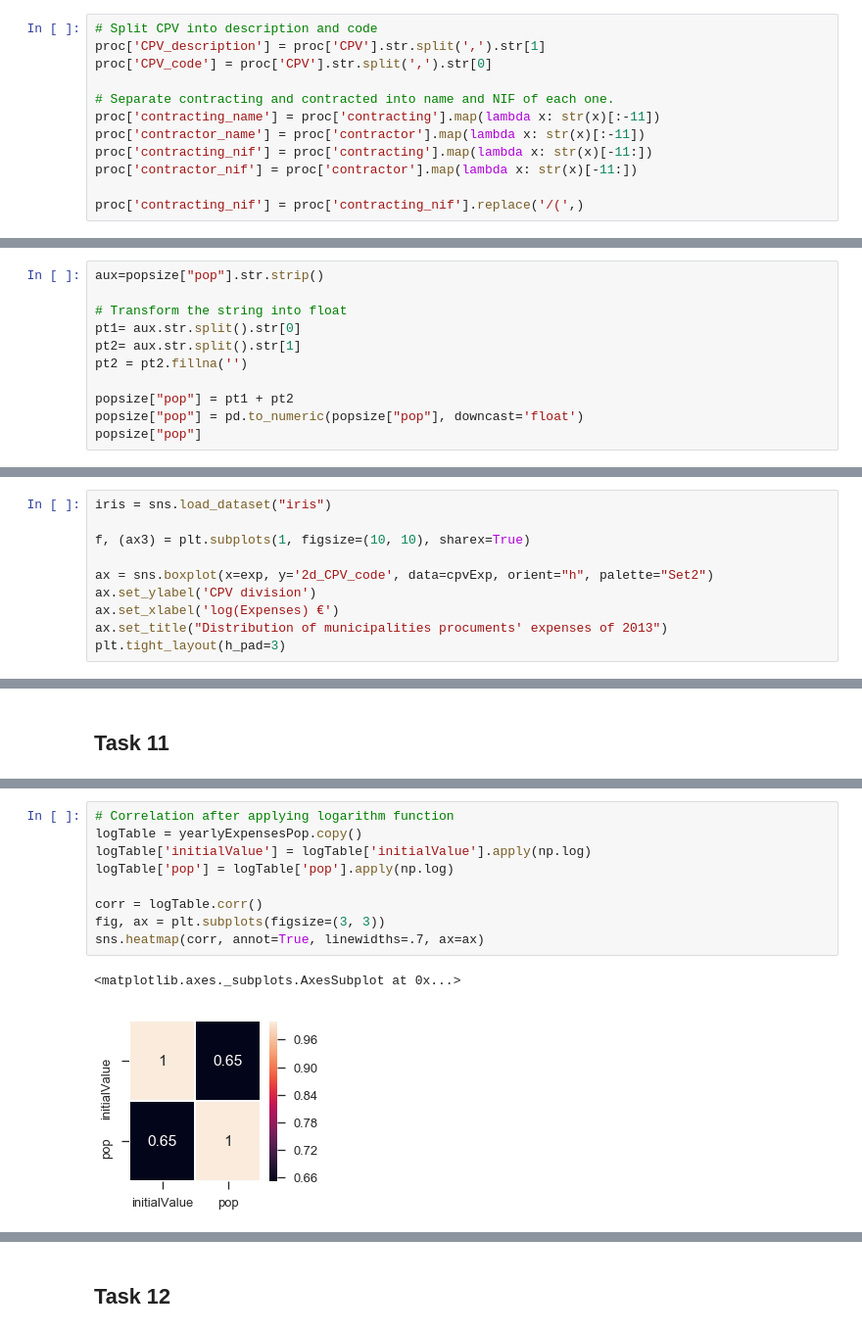
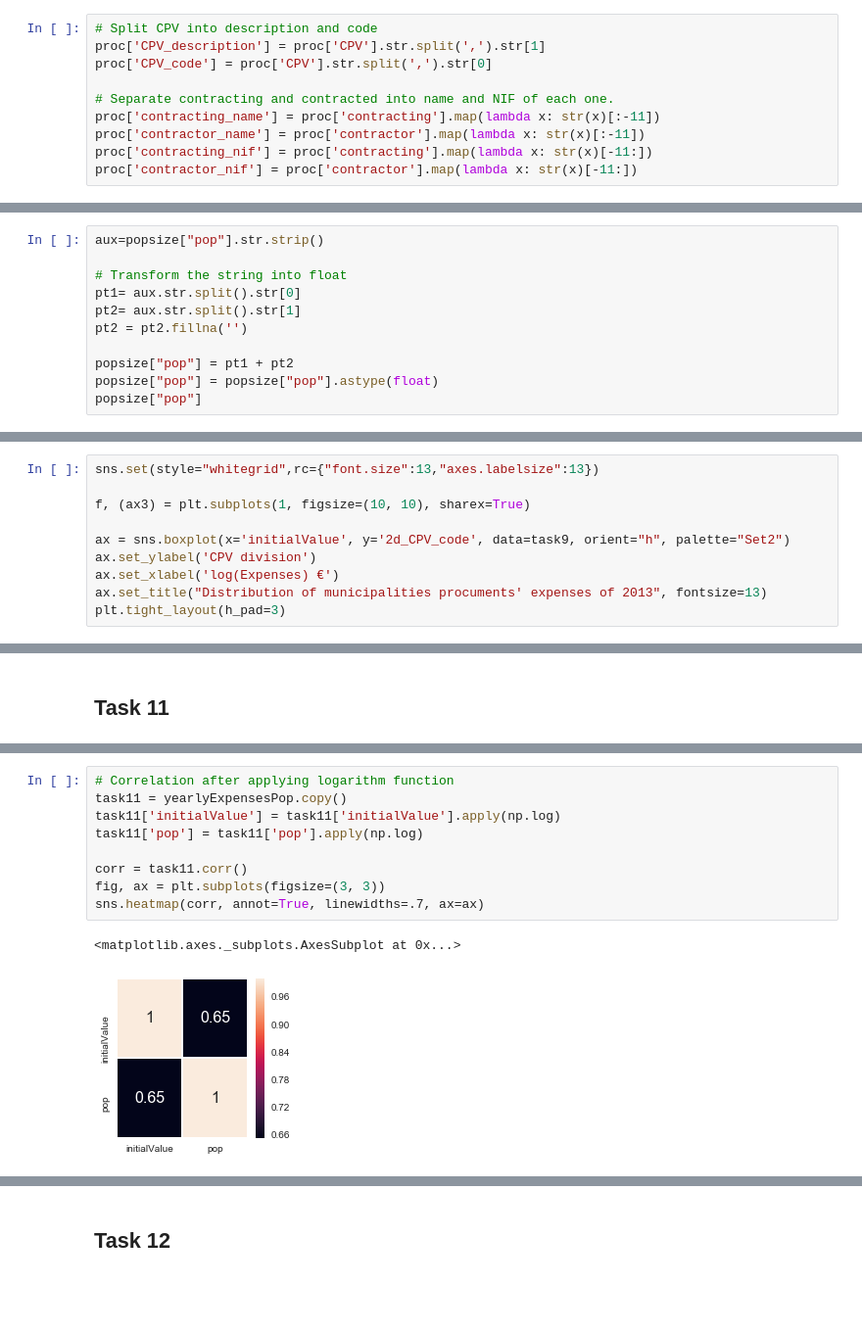
Before and after one commit to RodolfoLSS/Portuguese_Procurements, a Jupyter notebook: H7.20180088.ipynb, the cells around one changed output, grey strips where cells are left out. Shown: that part at 98% size. Saved outputs shown, nothing was run; the diff lists cells and outputs as text; blank space fills up the shorter version.

```diff
--- a/H7.20180088.ipynb
+++ b/H7.20180088.ipynb
@@ -110,8 +110,6 @@ proc['contracting_name'] = proc['contracting'].map(lambda x: str(x)[:-11])
 proc['contractor_name'] = proc['contractor'].map(lambda x: str(x)[:-11])
 proc['contracting_nif'] = proc['contracting'].map(lambda x: str(x)[-11:])
 proc['contractor_nif'] = proc['contractor'].map(lambda x: str(x)[-11:])
-
-proc['contracting_nif'] = proc['contracting_nif'].replace('/(',)
 # %%
 # Remove the parentheses of the NIF and convert to int
 proc['contracting_nif'] = proc['contracting_nif'].str.replace('(','')
@@ -288,7 +297,7 @@ pt2= aux.str.split().str[1]
 pt2 = pt2.fillna('')
 
 popsize["pop"] = pt1 + pt2
-popsize["pop"] = pd.to_numeric(popsize["pop"], downcast='float')
+popsize["pop"] = popsize["pop"].astype(float)
 popsize["pop"]
 # %% [output]
 0       22284.0
@@ -477,11 +547,11 @@ cpvExp
 # %%
-iris = sns.load_dataset("iris")
+sns.set(style="whitegrid",rc={"font.size":13,"axes.labelsize":13})
 
 f, (ax3) = plt.subplots(1, figsize=(10, 10), sharex=True)
 
-ax = sns.boxplot(x=exp, y='2d_CPV_code', data=cpvExp, orient="h", palette="Set2")
+ax = sns.boxplot(x='initialValue', y='2d_CPV_code', data=task9, orient="h", palette="Set2")
 ax.set_ylabel('CPV division')
 ax.set_xlabel('log(Expenses) €')
-ax.set_title("Distribution of municipalities procuments' expenses of 2013")
+ax.set_title("Distribution of municipalities procuments' expenses of 2013", fontsize=13)
 plt.tight_layout(h_pad=3)
 # %% [output]
@@ -550,15 +613,15 @@ sns.heatmap(corr, annot=True, linewidths=.7, ax=ax)
 # %%
 # Correlation after applying logarithm function
-logTable = yearlyExpensesPop.copy()
-logTable['initialValue'] = logTable['initialValue'].apply(np.log)
-logTable['pop'] = logTable['pop'].apply(np.log)
+task11 = yearlyExpensesPop.copy()
+task11['initialValue'] = task11['initialValue'].apply(np.log)
+task11['pop'] = task11['pop'].apply(np.log)
 
-corr = logTable.corr()
+corr = task11.corr()
 fig, ax = plt.subplots(figsize=(3, 3))
 sns.heatmap(corr, annot=True, linewidths=.7, ax=ax)
 # %% [output]
 <matplotlib.axes._subplots.AxesSubplot at 0x...>
-[figure, old version]
+[figure, new version]
 # %%
 # Regression Model
 from patsy import dmatrices
```
Also changed, not shown: parts of 25 cells of this notebook.
